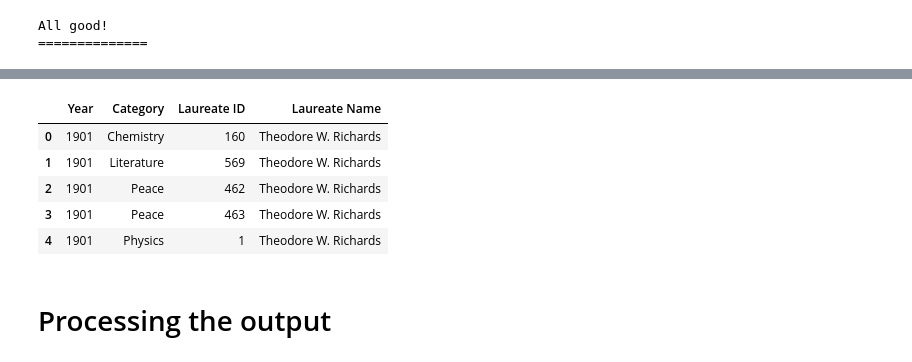
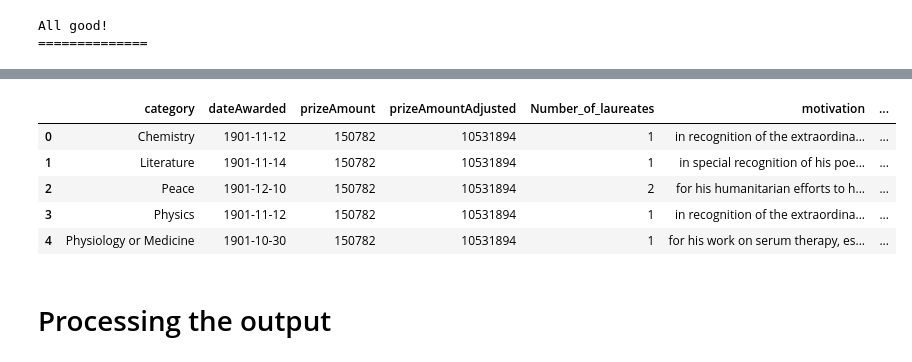
Before and after one commit to isg75/lab-apis, a Jupyter notebook: lab_apis.ipynb, the cells around one changed output, grey strips where cells are left out. Cells and saved outputs as stored; diff of their text form; code cells hidden in the pictures.

```diff
--- a/lab_apis.ipynb
+++ b/lab_apis.ipynb
@@ -58,32 +40,46 @@ display(data)
 # %%
 nobel_prizes_list = []
 # %%
-for prize in data['nobelPrizes']:
-    year = prize['awardYear']
-    category = prize['category']['en']
+for prize in prizes_list:
+        # Extract required fields
+        category = prize['category']['en']  # Category of the prize
 
-    for laureate in prize.get('laureates', []):
-        laureate_id = laureate['id']
-        known_name = laureate.get('knownName')
+        # Handle missing 'dateAwarded' by setting it to None if not present
+        dateAwarded = prize.get('dateAwarded', None)
+        if dateAwarded:
+            dateAwarded = datetime.strptime(dateAwarded, "%Y-%m-%d").strftime("%Y-%m-%d")
 
+        prizeAmount = prize.get('prizeAmount', None)  # Prize Amount
+        prizeAmountAdjusted = prize.get('prizeAmountAdjusted', None)  # Adjusted Prize Amount
 
-        # Append the data to the list
-        nobel_prizes_list.append({
-            "Year": year,
-            "Category": category,
-            "Laureate ID": laureate_id,
-            "Laureate Name": first_name,
+        # Extract laureate motivations and IDs
+        motivation = ', '.join([laureate.get('motivation', {}).get('en', '') for laureate in prize.get('laureates', [])])
+        laureate_ids = [laureate['id'] for laureate in prize.get('laureates', [])]  # Laureate IDs
+        number_of_laureates = len(prize.get('laureates', []))  # Number of laureates
+
+        # Append the processed data
+        processed_data.append({
+            'category': category,
+            'dateAwarded': dateAwarded,
+            'prizeAmount': prizeAmount,
+            'prizeAmountAdjusted': prizeAmountAdjusted,
+            'Number_of_laureates': number_of_laureates,
+            'motivation': motivation,
+            'laureate_ids': laureate_ids
         })
 
-nobel_prizes_df = pd.DataFrame(nobel_prizes_list)
-nobel_prizes_df.head()
+# Create a Pandas DataFrame from the processed data
+df = pd.DataFrame(processed_data)
+
+# Display the first few rows of the DataFrame
+display(df.head())
 # %% [output]
-|  | Year | Category | Laureate ID | Laureate Name |
-| 0 | 1901 | Chemistry | 160 | Theodore W. Richards |
-| 1 | 1901 | Literature | 569 | Theodore W. Richards |
-| 2 | 1901 | Peace | 462 | Theodore W. Richards |
-| 3 | 1901 | Peace | 463 | Theodore W. Richards |
-| 4 | 1901 | Physics | 1 | Theodore W. Richards |
+|  | category | dateAwarded | prizeAmount | prizeAmountAdjusted | Number_of_laureates | motivation | ... |
+| 0 | Chemistry | 1901-11-12 | 150782 | 10531894 | 1 | in recognition of the extraordina... | ... |
+| 1 | Literature | 1901-11-14 | 150782 | 10531894 | 1 | in special recognition of his poe... | ... |
+| 2 | Peace | 1901-12-10 | 150782 | 10531894 | 2 | for his humanitarian efforts to h... | ... |
+| 3 | Physics | 1901-11-12 | 150782 | 10531894 | 1 | in recognition of the extraordina... | ... |
+| 4 | Physiology or Medicine | 1901-10-30 | 150782 | 10531894 | 1 | for his work on serum therapy, es... | ... |
 # %% [markdown]
 # Processing the output
 # %% [markdown]
```
Also changed, not shown: parts of 5 cells of this notebook.
